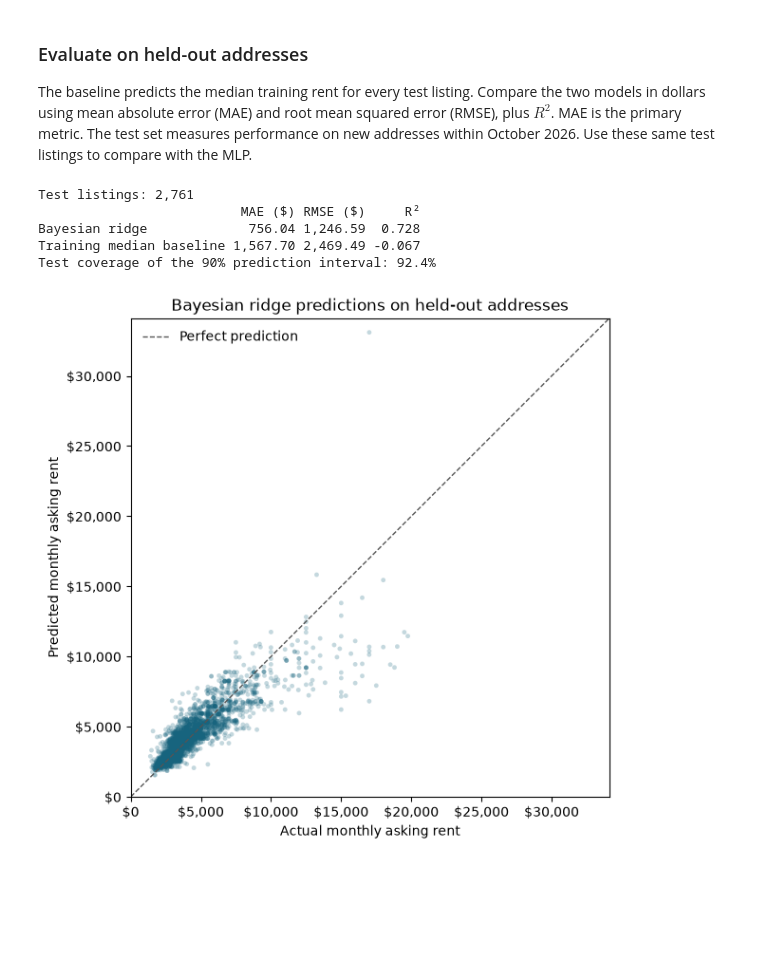
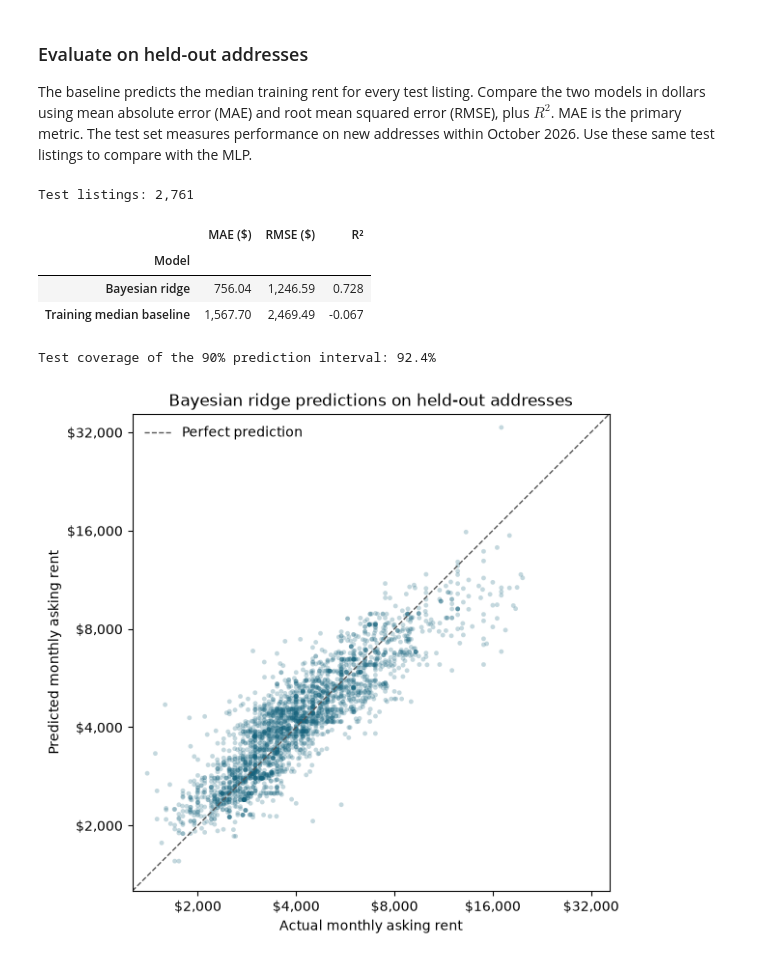
Before and after one commit to mshvartsberg/NYC-Rent-Prediction, a Jupyter notebook: bayesian_rent_regression.ipynb, the cells around one changed output. Drawn from its saved outputs; the diff is of its cells as text; code cells hidden in the pictures; blank space fills up the shorter version.

Commit message:
update bayesian tables

```diff
--- a/bayesian_rent_regression.ipynb
+++ b/bayesian_rent_regression.ipynb
@@ -180,6 +182,9 @@ Training coverage of the 90% prediction interval: 91.5%
 
 The baseline predicts the median training rent for every test listing. Compare the two models in dollars using mean absolute error (MAE) and root mean squared error (RMSE), plus $R^2$. MAE is the primary metric. The test set measures performance on new addresses within October 2026. Use these same test listings to compare with the MLP.
 # %%
+from IPython.display import display
+
+
 X_test = pd.DataFrame(test_listings)[list(FEATURES)]
 y_test = np.array([row[TARGET] for row in test_listings])
 X_test_encoded = preprocessor.transform(X_test)
@@ -207,40 +212,48 @@ test_results = pd.DataFrame.from_dict(
 
 test_coverage = np.mean((test_lower <= y_test) & (y_test <= test_upper))
 print(f"Test listings: {len(y_test):,}")
-print(test_results.to_string(formatters={
-    "MAE ($)": "{:,.2f}".format,
-    "RMSE ($)": "{:,.2f}".format,
-    "R²": "{:.3f}".format,
+display(test_results.rename_axis("Model").style.format({
+    "MAE ($)": "{:,.2f}",
+    "RMSE ($)": "{:,.2f}",
+    "R²": "{:.3f}",
 }))
 print(f"Test coverage of the 90% prediction interval: {test_coverage:.1%}")
 # %% [output]
 Test listings: 2,761
-                          MAE ($) RMSE ($)     R²
-Bayesian ridge             756.04 1,246.59  0.728
-Training median baseline 1,567.70 2,469.49 -0.067
-Test coverage of the 90% prediction interval: 92.4%
+|  | MAE ($) | RMSE ($) | R² |
+| Model |  |  |  |
+| Bayesian ridge | 756.04 | 1,246.59 | 0.728 |
+| Training median baseline | 1,567.70 | 2,469.49 | -0.067 |
+Test coverage of the 90% prediction interval: 92.4%
 # %%
 %matplotlib inline
 
 import matplotlib.pyplot as plt
 from matplotlib.ticker import StrMethodFormatter
 
 
-limit = 1.03 * max(y_test.max(), test_predictions.max())
+lower = 0.9 * min(y_test.min(), test_predictions.min())
+upper = 1.1 * max(y_test.max(), test_predictions.max())
 fig, ax = plt.subplots(figsize=(6, 6), layout="constrained")
 ax.scatter(y_test, test_predictions, s=12, alpha=0.25, color="#17647e", edgecolors="none")
-ax.plot([0, limit], [0, limit], "--", color="#555555", linewidth=1, label="Perfect prediction")
+ax.plot([lower, upper], [lower, upper], "--", color="#555555", linewidth=1, label="Perfect prediction")
 ax.set(
     title="Bayesian ridge predictions on held-out addresses",
     xlabel="Actual monthly asking rent",
     ylabel="Predicted monthly asking rent",
-    xlim=(0, limit),
-    ylim=(0, limit),
+    xscale="log",
+    yscale="log",
+    xlim=(lower, upper),
+    ylim=(lower, upper),
     aspect="equal",
 )
+ticks = [rent for rent in (500, 1_000, 2_000, 4_000, 8_000, 16_000, 32_000, 64_000) if lower <= rent <= upper]
+ax.set_xticks(ticks)
+ax.set_yticks(ticks)
+ax.minorticks_off()
 ax.xaxis.set_major_formatter(StrMethodFormatter("${x:,.0f}"))
 ax.yaxis.set_major_formatter(StrMethodFormatter("${x:,.0f}"))
 ax.legend(loc="upper left", frameon=False)
 plt.show()
 # %% [output]
-[figure, old version]
+[figure, new version]
```
Also changed, not shown: parts of 1 cell of this notebook.
